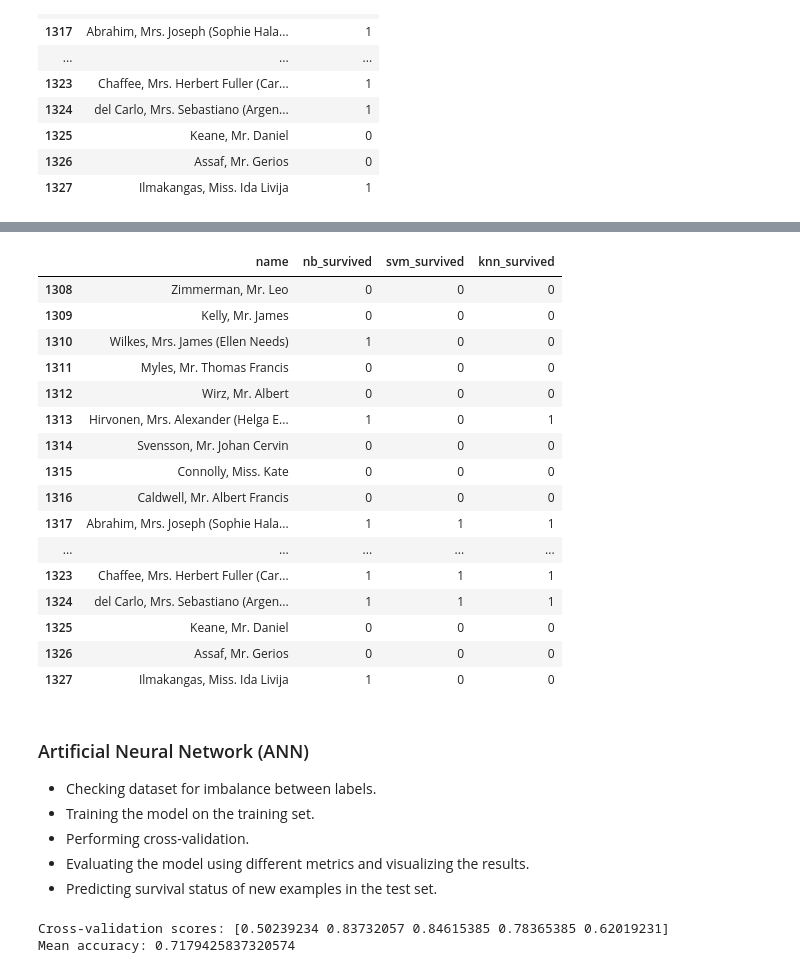
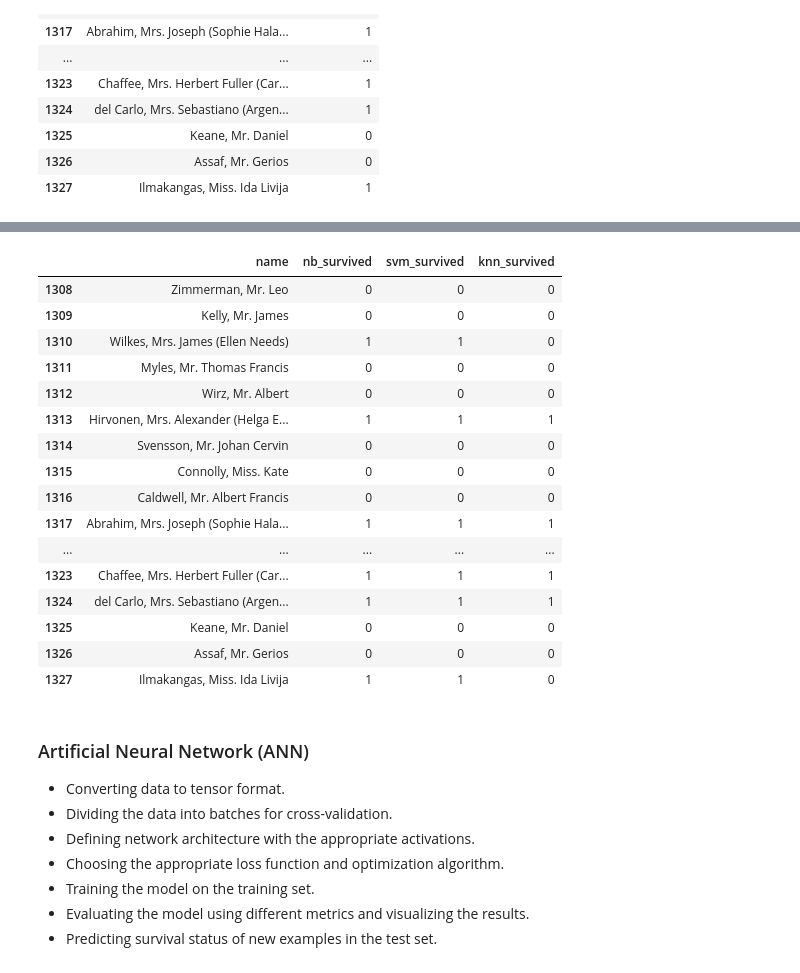
Before and after one commit to faresmohamed260/School-Work, a Jupyter notebook: Machine Learning/Final Project/Passengers survival status.ipynb, the cells around one changed output, grey strips where cells are left out. Cells and saved outputs as stored; diff of their text form; code cells hidden in the pictures.

```diff
--- a/Machine Learning/Final Project/Passengers survival status.ipynb
+++ b/Machine Learning/Final Project/Passengers survival status.ipynb
@@ -288,16 +319,2 @@ test_set[['name', 'nb_survived']].style.background_gradient(cmap="turbo")
 * Evaluating the model using different metrics and visualizing the results.
 * Predicting survival status of new examples in the test set.
-# %%
-# Train SVM classifier
-svm_classifier = SVC()
-svm_classifier.fit(X_train, y_train)
-
-# Perform cross-validation
-cv_scores = cross_val_score(nb_classifier, X, y, cv=5, scoring='accuracy')
-
-# Print cross-validation scores
-print("Cross-validation scores:", cv_scores)
-print("Mean accuracy:", np.mean(cv_scores))
-
-# Make predictions
-y_pred_svm = svm_classifier.predict(X_test)
@@ -333,5 +395,5 @@ weighted avg       0.82      0.80      0.79       209
 # %%
-test_set['svm_survived'] = svm_classifier.predict(test_set.drop(['name', 'ticket', 'nb_survived'], axis=1)).astype(int)
+test_set['svm_survived'] = svm_classifier_optimal.predict(test_set.drop(['name', 'ticket', 'nb_survived'], axis=1)).astype(int)
 test_set[['name', 'nb_survived', 'svm_survived']].style.background_gradient(cmap="turbo")
 # %% [output]
 |  | name | nb_survived | svm_survived |
@@ -358,17 +422,3 @@ test_set[['name', 'nb_survived', 'svm_survived']].style.background_gradient(cmap
 * Performing cross-validation.
 * Evaluating the model using different metrics and visualizing the results.
 * Predicting survival status of new examples in the test set.
-# %%
-# Train KNN classifier
-knn_classifier = KNeighborsClassifier(n_neighbors=5)
-knn_classifier.fit(X_train, y_train)
-
-# Perform cross-validation
-cv_scores = cross_val_score(knn_classifier, X, y, cv=5, scoring='accuracy')
-
-# Print cross-validation scores
-print("Cross-validation scores:", cv_scores)
-print("Mean accuracy:", np.mean(cv_scores))
-
-# Make predictions
-y_pred_knn = knn_classifier.predict(X_test)
@@ -404,15 +504,15 @@ weighted avg       0.77      0.77      0.77       209
 # %%
 # Predicting survival status of new data
-test_set['knn_survived'] = knn_classifier.predict(test_set.drop(['name', 'ticket', 'nb_survived', 'svm_survived'], axis=1)).astype(int)
+test_set['knn_survived'] = knn_classifier_optimal.predict(test_set.drop(['name', 'ticket', 'nb_survived', 'svm_survived'], axis=1)).astype(int)
 test_set[['name', 'nb_survived', 'svm_survived', 'knn_survived']].style.background_gradient(cmap="turbo")
 # %% [output]
 |  | name | nb_survived | svm_survived | knn_survived |
 | 1308 | Zimmerman, Mr. Leo | 0 | 0 | 0 |
 | 1309 | Kelly, Mr. James | 0 | 0 | 0 |
-| 1310 | Wilkes, Mrs. James (Ellen Needs) | 1 | 0 | 0 |
+| 1310 | Wilkes, Mrs. James (Ellen Needs) | 1 | 1 | 0 |
 | 1311 | Myles, Mr. Thomas Francis | 0 | 0 | 0 |
 | 1312 | Wirz, Mr. Albert | 0 | 0 | 0 |
-| 1313 | Hirvonen, Mrs. Alexander (Helga E... | 1 | 0 | 1 |
+| 1313 | Hirvonen, Mrs. Alexander (Helga E... | 1 | 1 | 1 |
 | 1314 | Svensson, Mr. Johan Cervin | 0 | 0 | 0 |
 | 1315 | Connolly, Miss. Kate | 0 | 0 | 0 |
 | 1316 | Caldwell, Mr. Albert Francis | 0 | 0 | 0 |
@@ -422,28 +522,13 @@ test_set[['name', 'nb_survived', 'svm_survived', 'knn_survived']].style.backgrou
 | 1324 | del Carlo, Mrs. Sebastiano (Argen... | 1 | 1 | 1 |
 | 1325 | Keane, Mr. Daniel | 0 | 0 | 0 |
 | 1326 | Assaf, Mr. Gerios | 0 | 0 | 0 |
-| 1327 | Ilmakangas, Miss. Ida Livija | 1 | 0 | 0 |
+| 1327 | Ilmakangas, Miss. Ida Livija | 1 | 1 | 0 |
 # %% [markdown]
 ### Artificial Neural Network (ANN)
-* Checking dataset for imbalance between labels.
+* Converting data to tensor format.
+* Dividing the data into batches for cross-validation.
+* Defining network architecture with the appropriate activations.
+* Choosing the appropriate loss function and optimization algorithm.
 * Training the model on the training set.
-* Performing cross-validation.
 * Evaluating the model using different metrics and visualizing the results.
 * Predicting survival status of new examples in the test set.
-# %%
-# Train ANN classifier
-ann_classifier = MLPClassifier(hidden_layer_sizes=(50, 10), learning_rate='invscaling', max_iter=1000)
-ann_classifier.fit(X_train, y_train)
-
-# Perform cross-validation
-cv_scores = cross_val_score(ann_classifier, X, y, cv=5, scoring='accuracy')
-
-# Print cross-validation scores
-print("Cross-validation scores:", cv_scores)
-print("Mean accuracy:", np.mean(cv_scores))
-
-# Make predictions
-y_pred_ann = ann_classifier.predict(X_test)
-# %% [output]
-Cross-validation scores: [0.50239234 0.83732057 0.84615385 0.78365385 0.62019231]
-Mean accuracy: 0.7179425837320574
```
Also changed, not shown: parts of 20 cells of this notebook.
